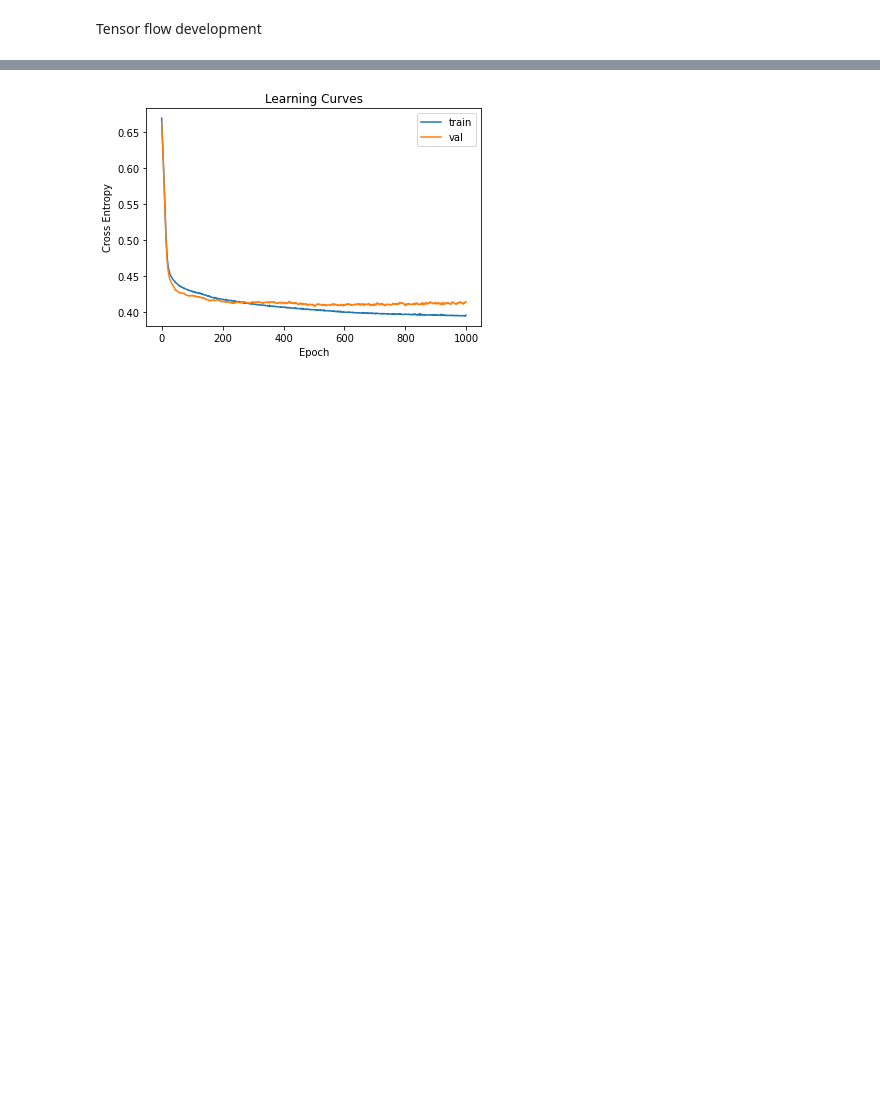
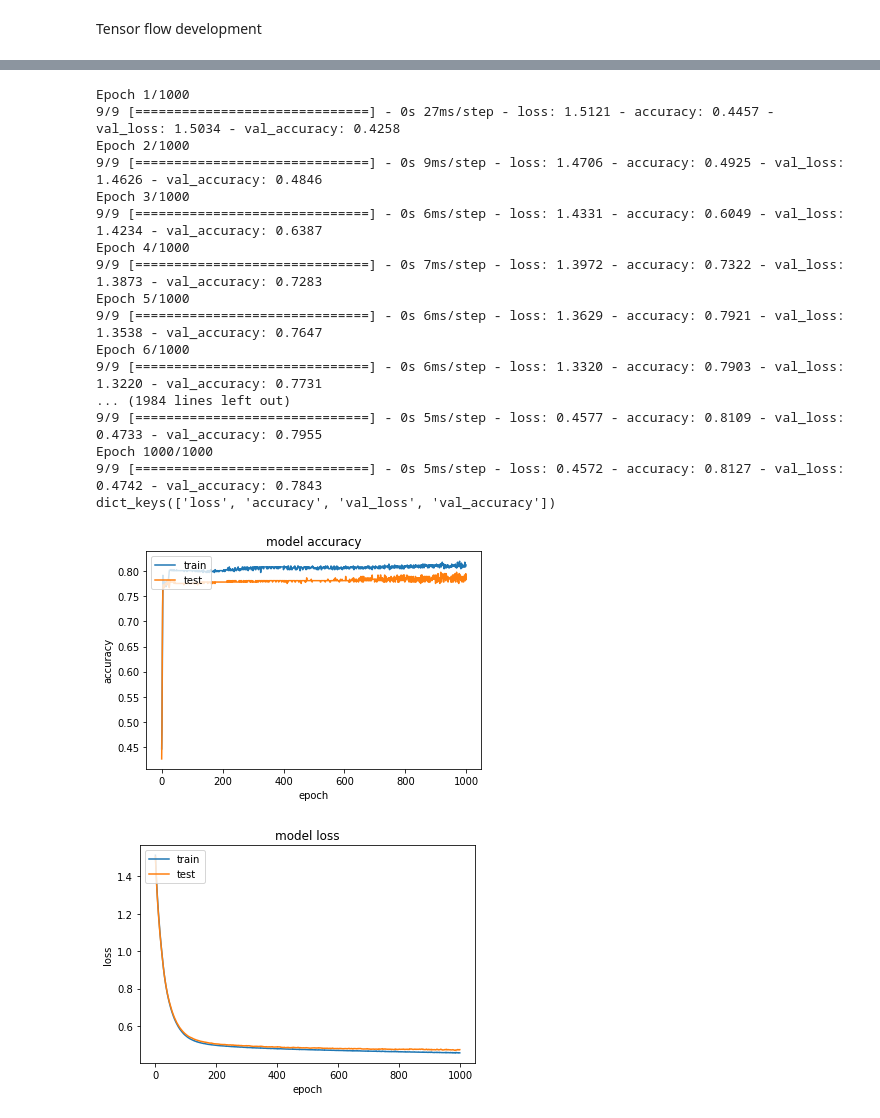
Before and after one commit to borjagomez/TF-Titanic, a Jupyter notebook: notebooks/titanic.ipynb, the cells around one changed output, grey strips where cells are left out. Cells and saved outputs as stored; diff of their text form; code cells hidden in the pictures; blank space fills up the shorter version.

```diff
--- a/notebooks/titanic.ipynb
+++ b/notebooks/titanic.ipynb
@@ -56,39 +120,60 @@ Name: Survived, Length: 891, dtype: int64
 # %%
 X_train = X
 y_train = y
 
 # determine the number of input features
 n_features = X_train.shape[1]
 
 # define model
 model = Sequential()
-model.add(Dense(10, activation='relu', kernel_initializer='he_normal', input_shape=(n_features,)))
-model.add(Dense(10, activation='relu', kernel_initializer='he_normal'))
+model.add(Dense(10, activation='relu', kernel_regularizer=l2(0.02), kernel_initializer='he_normal', input_shape=(n_features,)))
+model.add(Dense(10, activation='relu', kernel_regularizer=l2(0.02), kernel_initializer='he_normal'))
 model.add(Dense(1, activation='sigmoid'))
 
-# Configure the Adam optimization
-Adam = tf.keras.optimizers.Adam(
-    learning_rate=0.001, beta_1=0.9, beta_2=0.999, epsilon=1e-07, amsgrad=False,
-    name='Adam'
-)
 # compile the model
-model.compile(optimizer=Adam, loss='binary_crossentropy', metrics=['accuracy'])
+model.compile(optimizer="Adam", loss='binary_crossentropy', metrics=['accuracy'])
 
 # fit the model
-history = model.fit(X_train, y_train, epochs=1000, batch_size=64, verbose=0, validation_split=0.33)
+history = model.fit(X_train, y_train, epochs=1000, batch_size=64, verbose=1, validation_split=0.4)
 
-# We defenitely have a problem of variance or overfitting. We should regularize.
-pyplot.title('Learning Curves')
-pyplot.xlabel('Epoch')
-pyplot.ylabel('Cross Entropy')
-pyplot.plot(history.history['loss'], label='train')
-pyplot.plot(history.history['val_loss'], label='val')
-pyplot.legend()
+print(history.history.keys())
+# summarize history for accuracy
+pyplot.plot(history.history['accuracy'])
+pyplot.plot(history.history['val_accuracy'])
+pyplot.title('model accuracy')
+pyplot.ylabel('accuracy')
+pyplot.xlabel('epoch')
+pyplot.legend(['train', 'test'], loc='upper left')
 pyplot.show()
-
+# summarize history for loss
+pyplot.plot(history.history['loss'])
+pyplot.plot(history.history['val_loss'])
+pyplot.title('model loss')
+pyplot.ylabel('loss')
+pyplot.xlabel('epoch')
+pyplot.legend(['train', 'test'], loc='upper left')
+pyplot.show()
 
 # Next steps
 # 1. Regularization
 # 2. Add Cabin, Ticket or even Name attributes to the dataset
 # %% [output]
+Epoch 1/1000
+9/9 [==============================] - 0s 27ms/step - loss: 1.5121 - accuracy: 0.4457 - val_loss: 1.5034 - val_accuracy: 0.4258
+Epoch 2/1000
+9/9 [==============================] - 0s 9ms/step - loss: 1.4706 - accuracy: 0.4925 - val_loss: 1.4626 - val_accuracy: 0.4846
+Epoch 3/1000
+9/9 [==============================] - 0s 6ms/step - loss: 1.4331 - accuracy: 0.6049 - val_loss: 1.4234 - val_accuracy: 0.6387
+Epoch 4/1000
+9/9 [==============================] - 0s 7ms/step - loss: 1.3972 - accuracy: 0.7322 - val_loss: 1.3873 - val_accuracy: 0.7283
+Epoch 5/1000
+9/9 [==============================] - 0s 6ms/step - loss: 1.3629 - accuracy: 0.7921 - val_loss: 1.3538 - val_accuracy: 0.7647
+Epoch 6/1000
+9/9 [==============================] - 0s 6ms/step - loss: 1.3320 - accuracy: 0.7903 - val_loss: 1.3220 - val_accuracy: 0.7731
+... (1984 lines left out)
+9/9 [==============================] - 0s 5ms/step - loss: 0.4577 - accuracy: 0.8109 - val_loss: 0.4733 - val_accuracy: 0.7955
+Epoch 1000/1000
+9/9 [==============================] - 0s 5ms/step - loss: 0.4572 - accuracy: 0.8127 - val_loss: 0.4742 - val_accuracy: 0.7843
+dict_keys(['loss', 'accuracy', 'val_loss', 'val_accuracy'])
-[figure, old version]
+[figure, new version]
+[figure, added]
```
Also changed, not shown: parts of 7 cells of this notebook, 1 other file.
